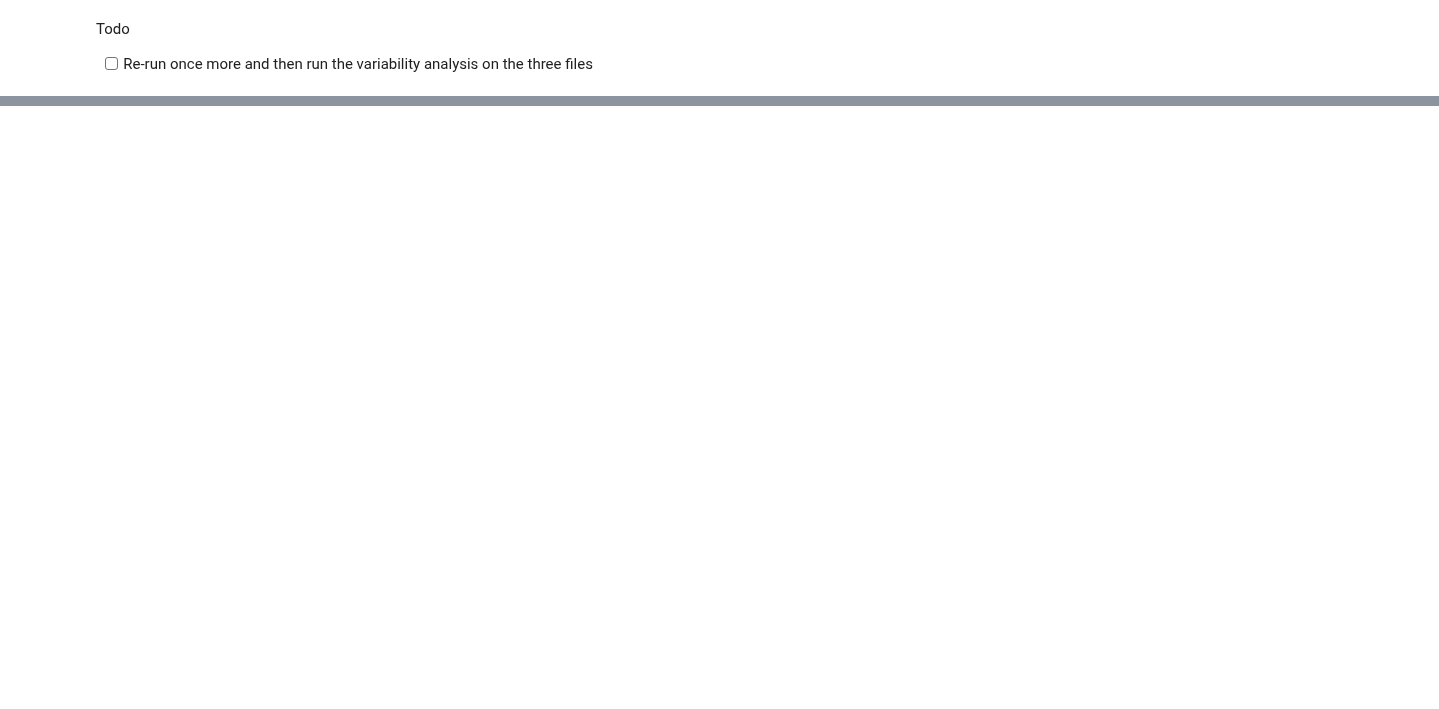
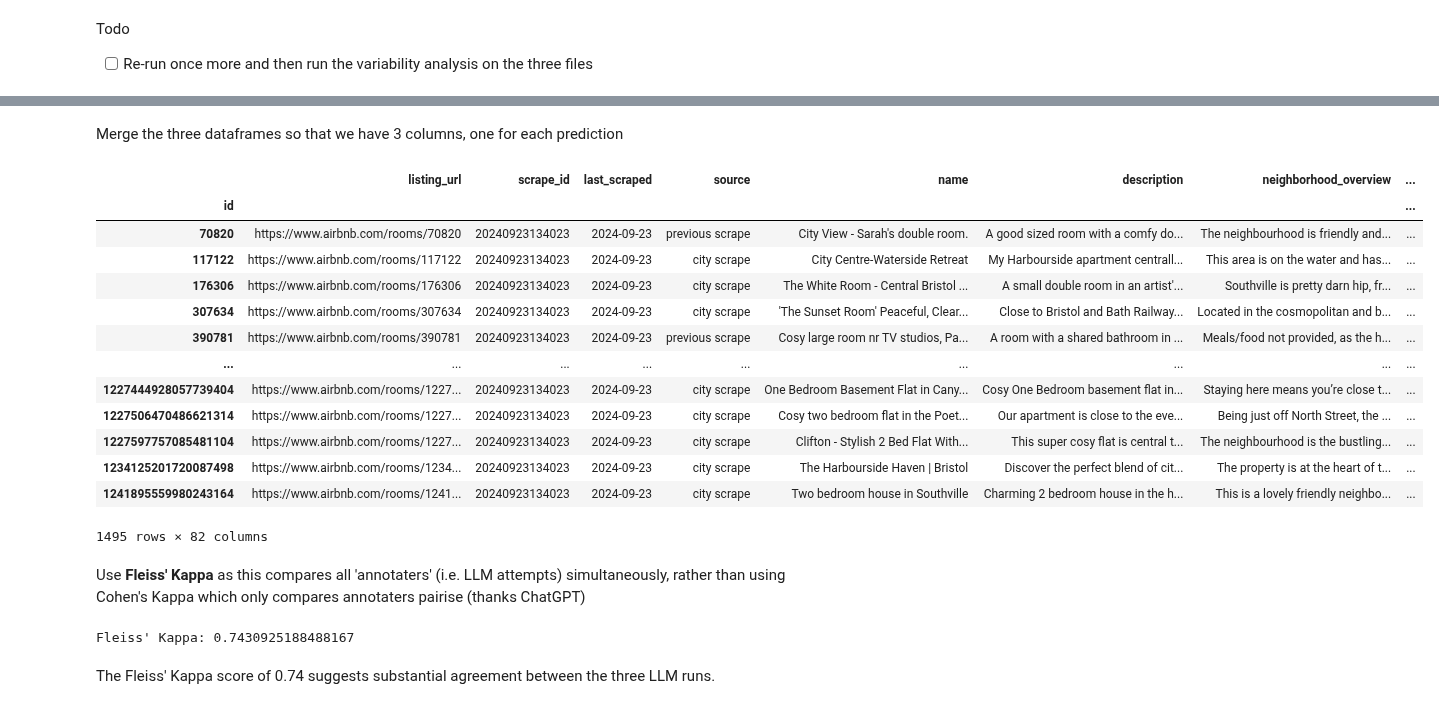
Before and after one commit to Urban-Analytics/INTEGRATE, a Jupyter notebook: llm/python/3-gentrification_airbnb-gisruk25.ipynb, the cells around one changed output, grey strips where cells are left out. Cells and saved outputs as stored; diff of their text form; code cells hidden in the pictures; blank space fills up the shorter version.

```diff
--- a/llm/python/3-gentrification_airbnb-gisruk25.ipynb
+++ b/llm/python/3-gentrification_airbnb-gisruk25.ipynb
@@ -475,0 +507,68 @@ Todo
+# %%
+assert len(matching_files) >= 3, "Print I'm expecting at least 3 gentrification files"
+dfs = [gpd.read_file(base_dir+f).set_index("id", drop=True) for f in matching_files]
+assert len(dfs) == len(matching_files)
+
+# Check each row represents the same listing
+for i in range(1, len(dfs)):
+    assert dfs[i].index.equals(dfs[0].index), f"IDs in file {i} do not match those in file 0."
+    assert dfs[i].name.equals(dfs[0].name), f"Names in file {i} do not match those in file 0."
+# %% [markdown]
+ Merge the three dataframes so that we have 3 columns, one for each prediction
+# %%
+merged_df = dfs[0].rename(columns={'gentrification_prediction': 'score_0',
+                                  'explanation': 'explanation_0'})
+for i in range(1, len(dfs)):
+    merged_df = merged_df.merge(dfs[i].loc[:, ['gentrification_prediction', 'explanation']],
+                                how='inner', left_index=True, right_index=True)
+    merged_df = merged_df.rename(columns={'gentrification_prediction': f'score_{i}',
+                                          'explanation': f'explanation_{i}'})
+merged_df
+# %% [output]
+|  | listing_url | scrape_id | last_scraped | source | name | description | neighborhood_overview | ... |
+| id |  |  |  |  |  |  |  | ... |
+| 70820 | https://www.airbnb.com/rooms/70820 | 20240923134023 | 2024-09-23 | previous scrape | City View - Sarah's double room. | A good sized room with a comfy do... | The neighbourhood is friendly and... | ... |
+| 117122 | https://www.airbnb.com/rooms/117122 | 20240923134023 | 2024-09-23 | city scrape | City Centre-Waterside Retreat | My Harbourside apartment centrall... | This area is on the water and has... | ... |
+| 176306 | https://www.airbnb.com/rooms/176306 | 20240923134023 | 2024-09-23 | city scrape | The White Room - Central Bristol ... | A small double room in an artist'... | Southville is pretty darn hip, fr... | ... |
+| 307634 | https://www.airbnb.com/rooms/307634 | 20240923134023 | 2024-09-23 | city scrape | 'The Sunset Room' Peaceful, Clear... | Close to Bristol and Bath Railway... | Located in the cosmopolitan and b... | ... |
+| 390781 | https://www.airbnb.com/rooms/390781 | 20240923134023 | 2024-09-23 | previous scrape | Cosy large room nr TV studios, Pa... | A room with a shared bathroom in ... | Meals/food not provided, as the h... | ... |
+| ... | ... | ... | ... | ... | ... | ... | ... | ... |
+| 1227444928057739404 | https://www.airbnb.com/rooms/1227... | 20240923134023 | 2024-09-23 | city scrape | One Bedroom Basement Flat in Cany... | Cosy One Bedroom basement flat in... | Staying here means you’re close t... | ... |
+| 1227506470486621314 | https://www.airbnb.com/rooms/1227... | 20240923134023 | 2024-09-23 | city scrape | Cosy two bedroom flat in the Poet... | Our apartment is close to the eve... | Being just off North Street, the ... | ... |
+| 1227597757085481104 | https://www.airbnb.com/rooms/1227... | 20240923134023 | 2024-09-23 | city scrape | Clifton - Stylish 2 Bed Flat With... | This super cosy flat is central t... | The neighbourhood is the bustling... | ... |
+| 1234125201720087498 | https://www.airbnb.com/rooms/1234... | 20240923134023 | 2024-09-23 | city scrape | The Harbourside Haven | Bristol | Discover the perfect blend of cit... | The property is at the heart of t... | ... |
+| 1241895559980243164 | https://www.airbnb.com/rooms/1241... | 20240923134023 | 2024-09-23 | city scrape | Two bedroom house in Southville | Charming 2 bedroom house in the h... | This is a lovely friendly neighbo... | ... |
+1495 rows × 82 columns
+# %% [markdown]
+Use **Fleiss' Kappa** as this compares all 'annotaters' (i.e. LLM attempts) simultaneously, rather than using Cohen's Kappa which only compares annotaters pairise (thanks ChatGPT)
+# %%
+score_columns = [f"score_{i}" for i in range(len(dfs))]
+explanation_columns = [f"explanation_{i}" for i in range(len(dfs))]
+
+# Table with just the scores
+ratings = merged_df[score_columns]
+
+# Identify unique categories
+categories = sorted(ratings.stack().unique())  # e.g., ['1', '2', '3', '4']
+# Give the categories indices (0--4)
+category_to_idx = {cat: i for i, cat in enumerate(categories)}
+
+N = len(merged_df)              # Number of items
+k = len(categories)      # Number of categories
+
+# Create a count matrix (N x k), where each cell is the count of how many raters assigned that category
+# (So each row has a 5-element array which counts the number of raters giving eaach category (1--5)
+count_matrix = np.zeros((N, k), dtype=int)
+
+for i, row in enumerate(ratings.values):
+    for val in row:
+        col_idx = category_to_idx[val]
+        count_matrix[i, col_idx] += 1
+
+# Now use fleiss_kappa from statsmodels directly
+kappa_value = fleiss_kappa(count_matrix)
+print("Fleiss' Kappa:", kappa_value)
+# %% [output]
+Fleiss' Kappa: 0.7430925188488167
+# %% [markdown]
+The Fleiss' Kappa score of 0.74 suggests substantial agreement between the three LLM runs.
```
Also changed, not shown: parts of 7 cells of this notebook, 1 other file.
